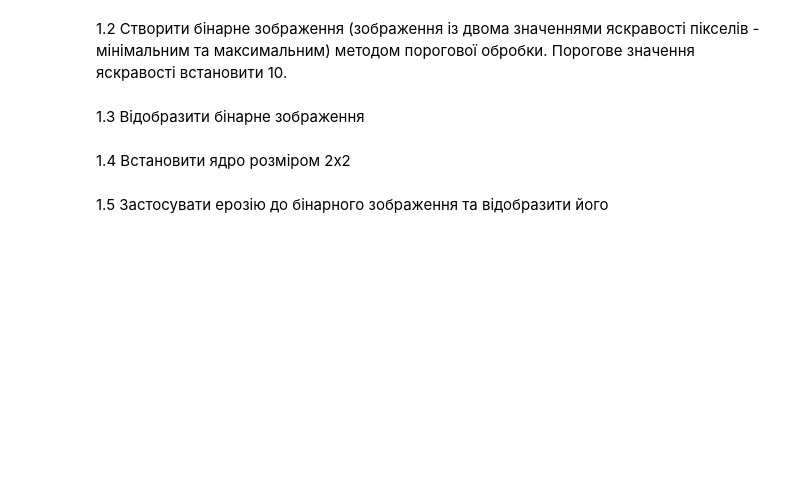
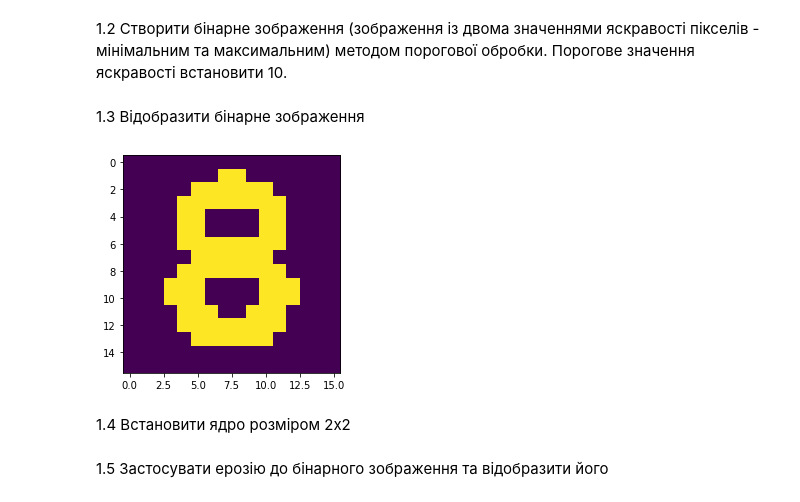
Before and after one commit to alevlage/images_labs, a Jupyter notebook: Lab5.ipynb, the cells around one changed output. Drawn from its saved outputs; the diff is of its cells as text; code cells hidden in the pictures; blank space fills up the shorter version.

```diff
--- a/Lab5.ipynb
+++ b/Lab5.ipynb
@@ -280,9 +282,11 @@ for row in range(img.shape[0]):
 # %% [markdown]
 1.3 Відобразити бінарне зображення
 # %%
-plt.figure(***)
-plt.imshow(***)
+plt.figure()
+plt.imshow(bin_img)
 plt.show();
+# %% [output]
+[figure, added]
 # %% [markdown]
 1.4 Встановити ядро розміром 2х2
 # %%
```
Also changed, not shown: parts of 11 cells of this notebook.
